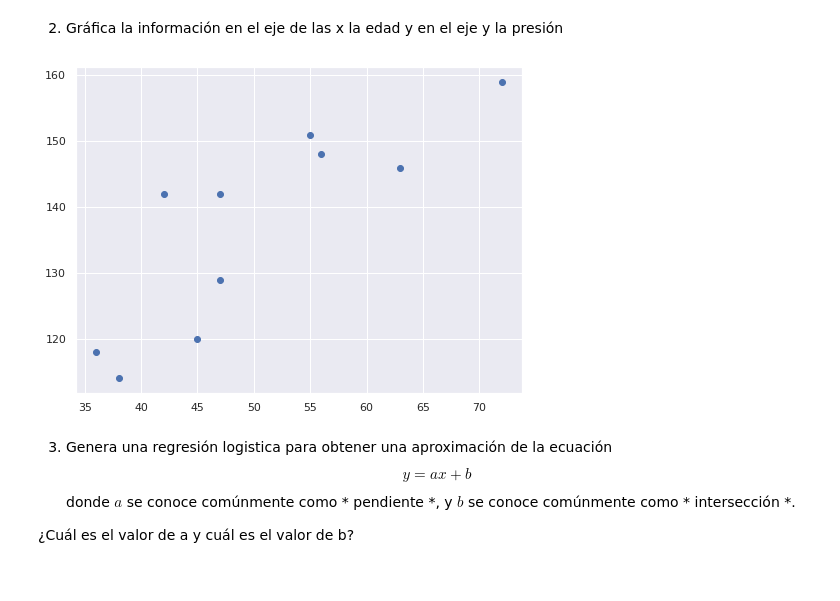
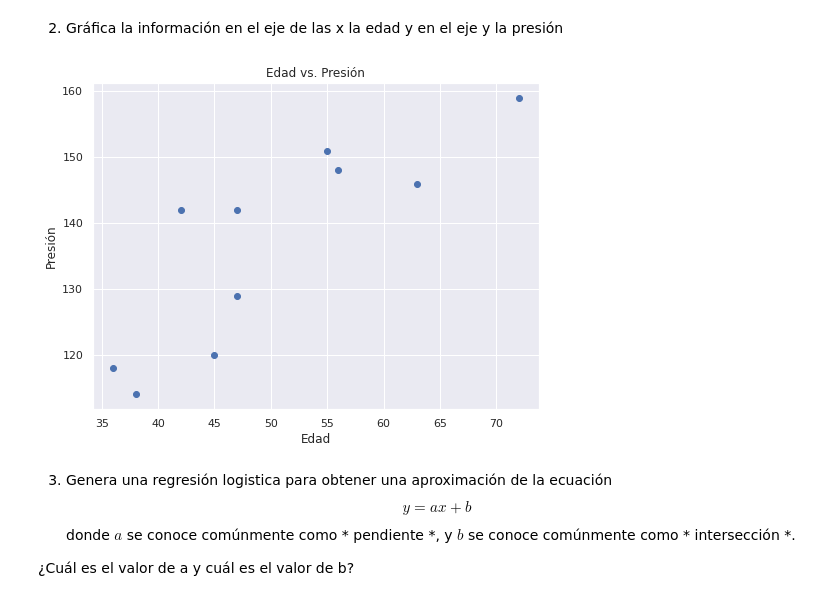
Before and after one commit to maria192001/SemanaTec, a Jupyter notebook: Act6_Regresión_Lineal_A00827374.ipynb, the cells around one changed output. Drawn from its saved outputs; the diff is of its cells as text; code cells hidden in the pictures.

```diff
--- a/Act6_Regresión_Lineal_A00827374.ipynb
+++ b/Act6_Regresión_Lineal_A00827374.ipynb
@@ -45,10 +45,13 @@ presion_df.head(4)
 # %%
 fig = plt.figure(figsize=(8, 6))
 x = presion_df['edad']
 y = presion_df['presion']
+plt.title('Edad vs. Presión')
+plt.ylabel('Presión')
+plt.xlabel('Edad')
 plt.scatter(x, y);
 # %% [output]
-[figure, old version]
+[figure, new version]
 # %% [markdown]
 3. Genera una regresión logistica para obtener una aproximación de la ecuación
 $$
```
Also changed, not shown: parts of 2 cells of this notebook.
